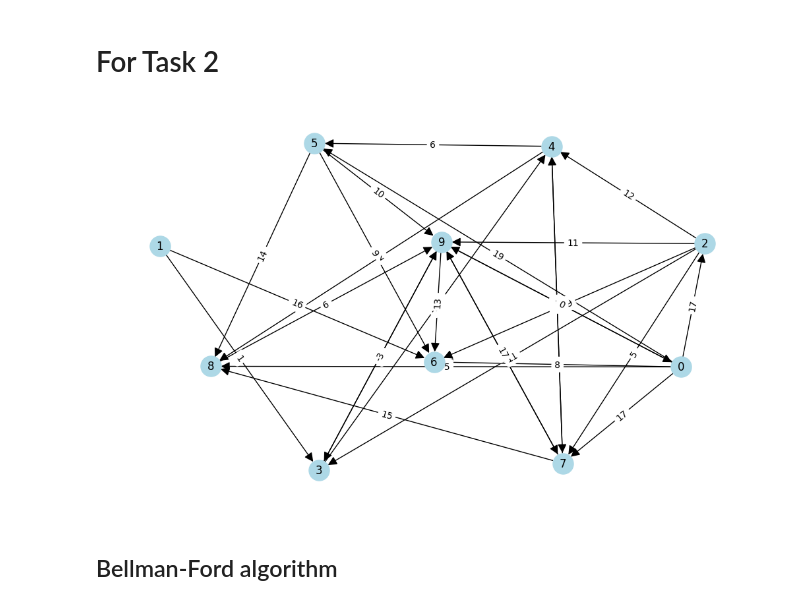
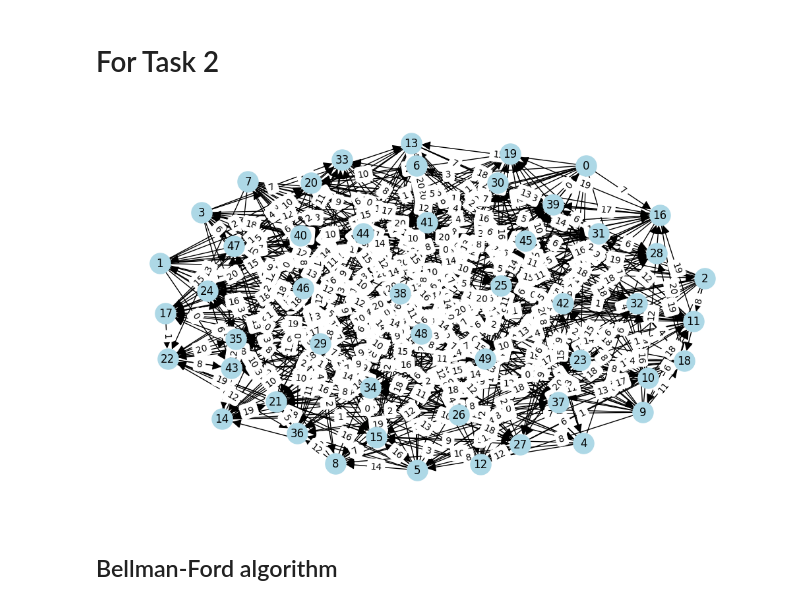
Before and after one commit to Vitalii-pr/lab_2, a Jupyter notebook: Graph Generation.ipynb, the cells around one changed output. Drawn from its saved outputs; the diff is of its cells as text; code cells hidden in the pictures.

```diff
--- a/Graph Generation.ipynb
+++ b/Graph Generation.ipynb
@@ -42,7 +42,7 @@ def gnp_random_connected_graph(num_of_nodes: int,
                 G.add_edge(*e)
 
     for (u,v,w) in G.edges(data=True):
-        w['weight'] = random.randint(-5, 20)
+        w['weight'] = random.randint(0, 20)
 
     if draw:
         plt.figure(figsize=(10,6))
@@ -104,9 +125,9 @@ mstp.edges(), len(mstp.edges())
 # %% [markdown]
 # For Task 2
 # %%
-G = gnp_random_connected_graph(10, 0.5, True, True)
+G = gnp_random_connected_graph(50, 0.4, True, True)
 # %% [output]
-[figure, old version]
+[figure, new version]
 # %% [markdown]
 ## Bellman-Ford algorithm
 # %%
```
Also changed, not shown: parts of 17 cells of this notebook, 1 other file.
